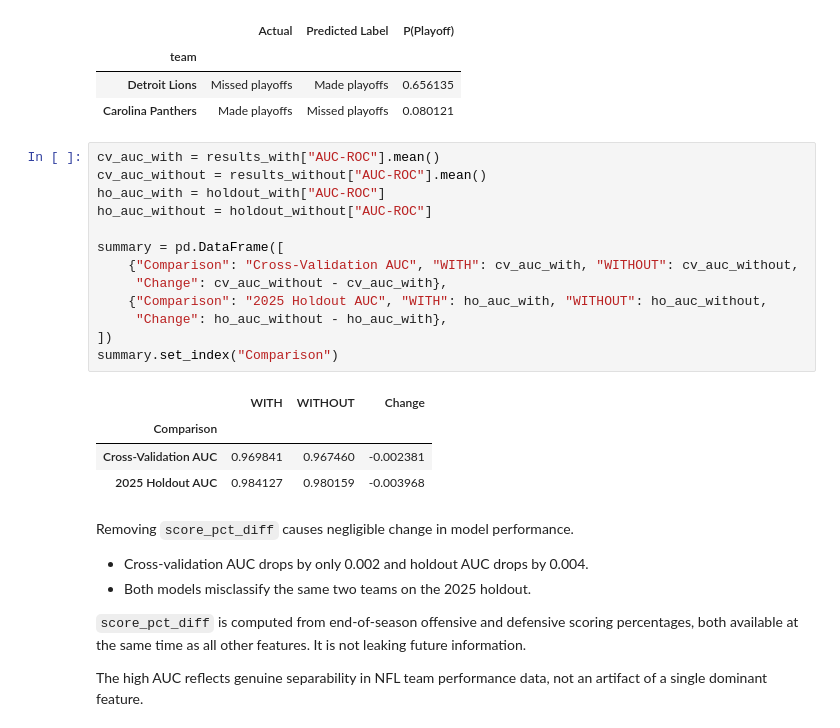
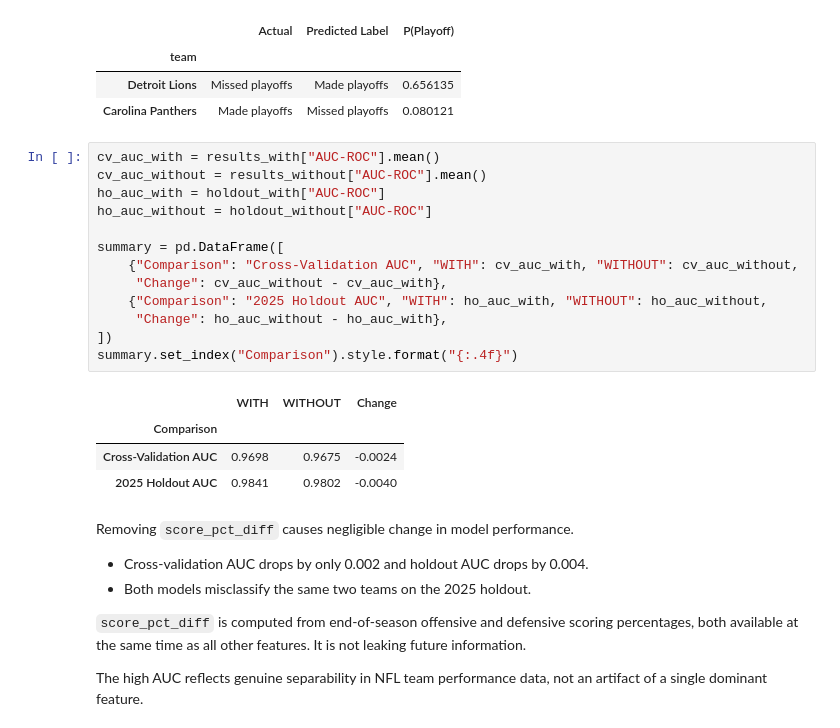
Before and after one commit to mattmarz94/nfl-decision-support-analytics, a Jupyter notebook: Data Preprocessing/score_pct_diff_analysis.ipynb, the cells around one changed output. Saved outputs shown, nothing was run; the diff lists cells and outputs as text.

```diff
--- a/Data Preprocessing/score_pct_diff_analysis.ipynb
+++ b/Data Preprocessing/score_pct_diff_analysis.ipynb
@@ -379,21 +379,21 @@ for label, minfo, feat_key in [("WITH score_pct_diff", models_with[-1], "X_test_
 # %%
 cv_auc_with = results_with["AUC-ROC"].mean()
 cv_auc_without = results_without["AUC-ROC"].mean()
 ho_auc_with = holdout_with["AUC-ROC"]
 ho_auc_without = holdout_without["AUC-ROC"]
 
 summary = pd.DataFrame([
     {"Comparison": "Cross-Validation AUC", "WITH": cv_auc_with, "WITHOUT": cv_auc_without,
      "Change": cv_auc_without - cv_auc_with},
     {"Comparison": "2025 Holdout AUC", "WITH": ho_auc_with, "WITHOUT": ho_auc_without,
      "Change": ho_auc_without - ho_auc_with},
 ])
-summary.set_index("Comparison")
+summary.set_index("Comparison").style.format("{:.4f}")
 # %% [output]
 |  | WITH | WITHOUT | Change |
 | Comparison |  |  |  |
-| Cross-Validation AUC | 0.969841 | 0.967460 | -0.002381 |
-| 2025 Holdout AUC | 0.984127 | 0.980159 | -0.003968 |
+| Cross-Validation AUC | 0.9698 | 0.9675 | -0.0024 |
+| 2025 Holdout AUC | 0.9841 | 0.9802 | -0.0040 |
 # %% [markdown]
 Removing `score_pct_diff` causes negligible change in model performance.
 * Cross-validation AUC drops by only 0.002 and holdout AUC drops by 0.004.
```
